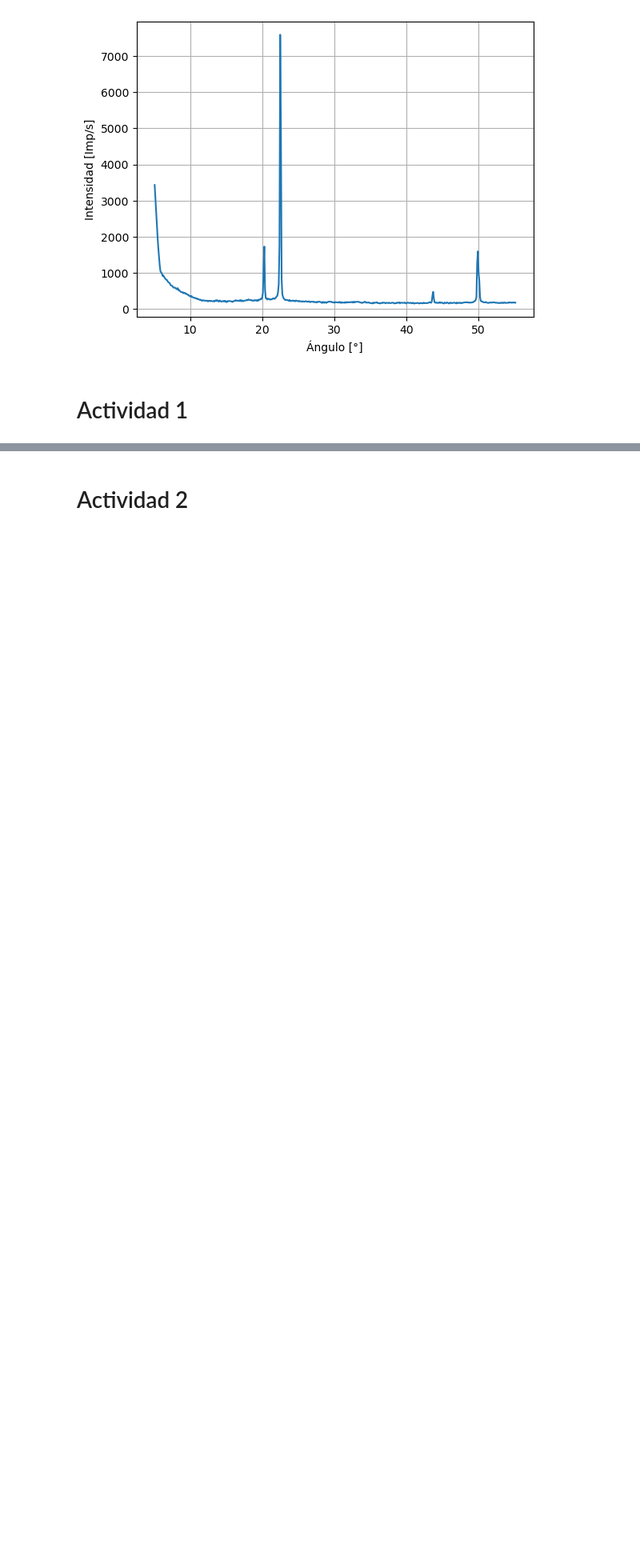
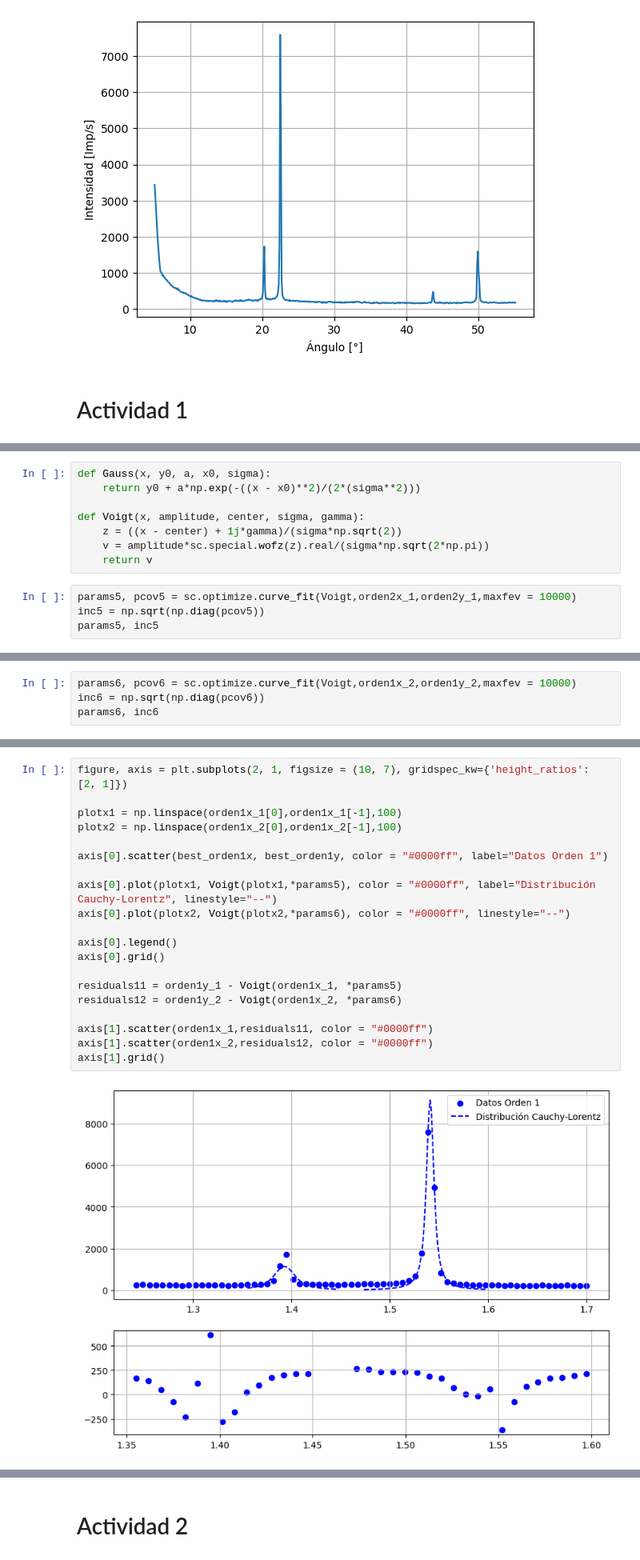
Before and after one commit to QuantumPower4/LabIntermedio2024-2, a Jupyter notebook: Rayos X/Rayos_X.ipynb, the cells around one changed output, grey strips where cells are left out. Shown at 80% size. Drawn from its saved outputs; the diff is of its cells as text; blank space fills up the shorter version.

```diff
--- a/Rayos X/Rayos_X.ipynb
+++ b/Rayos X/Rayos_X.ipynb
@@ -129,0 +185,12 @@ plt.scatter(orden1x_2,orden1y_2)
+# %%
+def Gauss(x, y0, a, x0, sigma):
+    return y0 + a*np.exp(-((x - x0)**2)/(2*(sigma**2)))
+
+def Voigt(x, amplitude, center, sigma, gamma):
+    z = ((x - center) + 1j*gamma)/(sigma*np.sqrt(2))
+    v = amplitude*sc.special.wofz(z).real/(sigma*np.sqrt(2*np.pi))
+    return v
+# %%
+params5, pcov5 = sc.optimize.curve_fit(Voigt,orden2x_1,orden2y_1,maxfev = 10000)
+inc5 = np.sqrt(np.diag(pcov5))
+params5, inc5
@@ -129,0 +200,4 @@ plt.scatter(orden1x_2,orden1y_2)
+# %%
+params6, pcov6 = sc.optimize.curve_fit(Voigt,orden1x_2,orden1y_2,maxfev = 10000)
+inc6 = np.sqrt(np.diag(pcov6))
+params6, inc6
@@ -129,0 +207,22 @@ plt.scatter(orden1x_2,orden1y_2)
+# %%
+figure, axis = plt.subplots(2, 1, figsize = (10, 7), gridspec_kw={'height_ratios': [2, 1]})
+
+plotx1 = np.linspace(orden1x_1[0],orden1x_1[-1],100)
+plotx2 = np.linspace(orden1x_2[0],orden1x_2[-1],100)
+
+axis[0].scatter(best_orden1x, best_orden1y, color = "#0000ff", label="Datos Orden 1")
+
+axis[0].plot(plotx1, Voigt(plotx1,*params5), color = "#0000ff", label="Distribución Cauchy-Lorentz", linestyle="--")
+axis[0].plot(plotx2, Voigt(plotx2,*params6), color = "#0000ff", linestyle="--")
+
+axis[0].legend()
+axis[0].grid()
+
+residuals11 = orden1y_1 - Voigt(orden1x_1, *params5)
+residuals12 = orden1y_2 - Voigt(orden1x_2, *params6)
+
+axis[1].scatter(orden1x_1,residuals11, color = "#0000ff")
+axis[1].scatter(orden1x_2,residuals12, color = "#0000ff")
+axis[1].grid()
+# %% [output]
+[figure, added]
```
Also changed, not shown: parts of 31 cells of this notebook, 2 other files.
